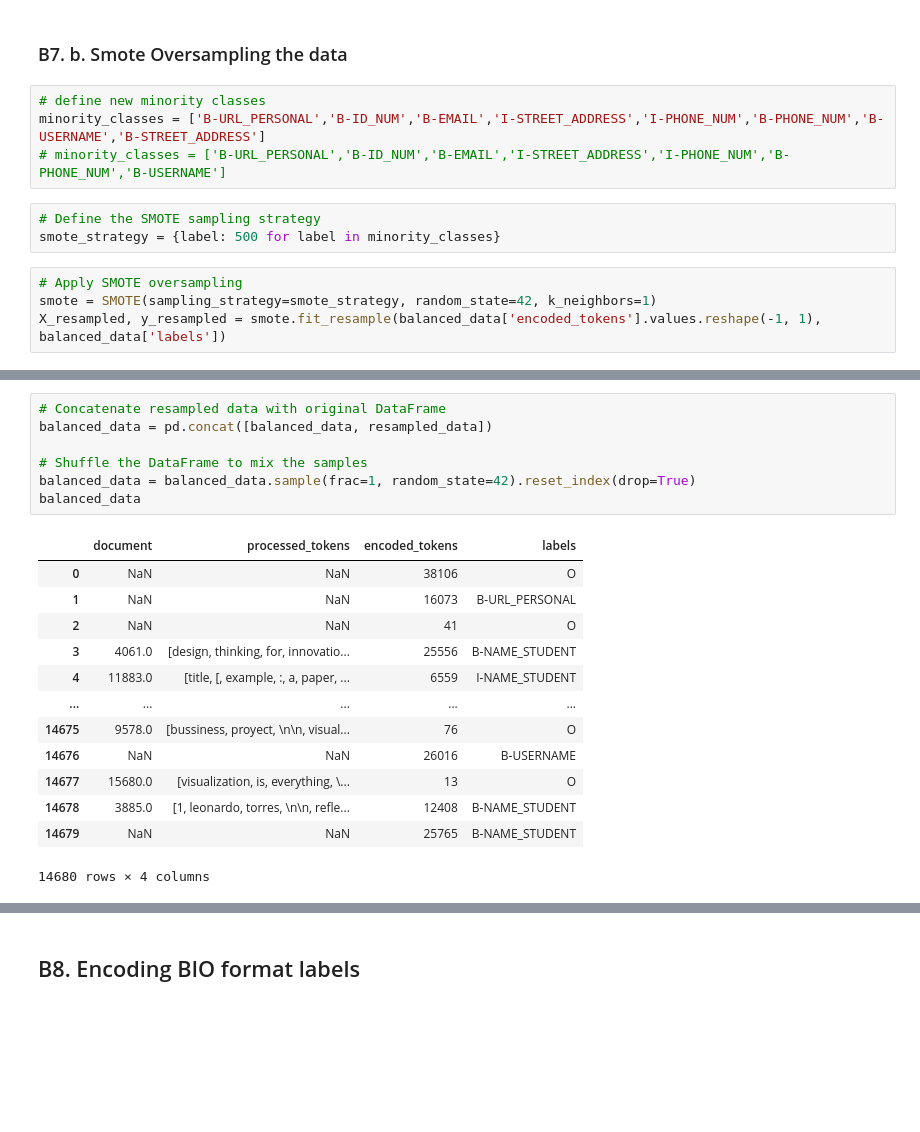
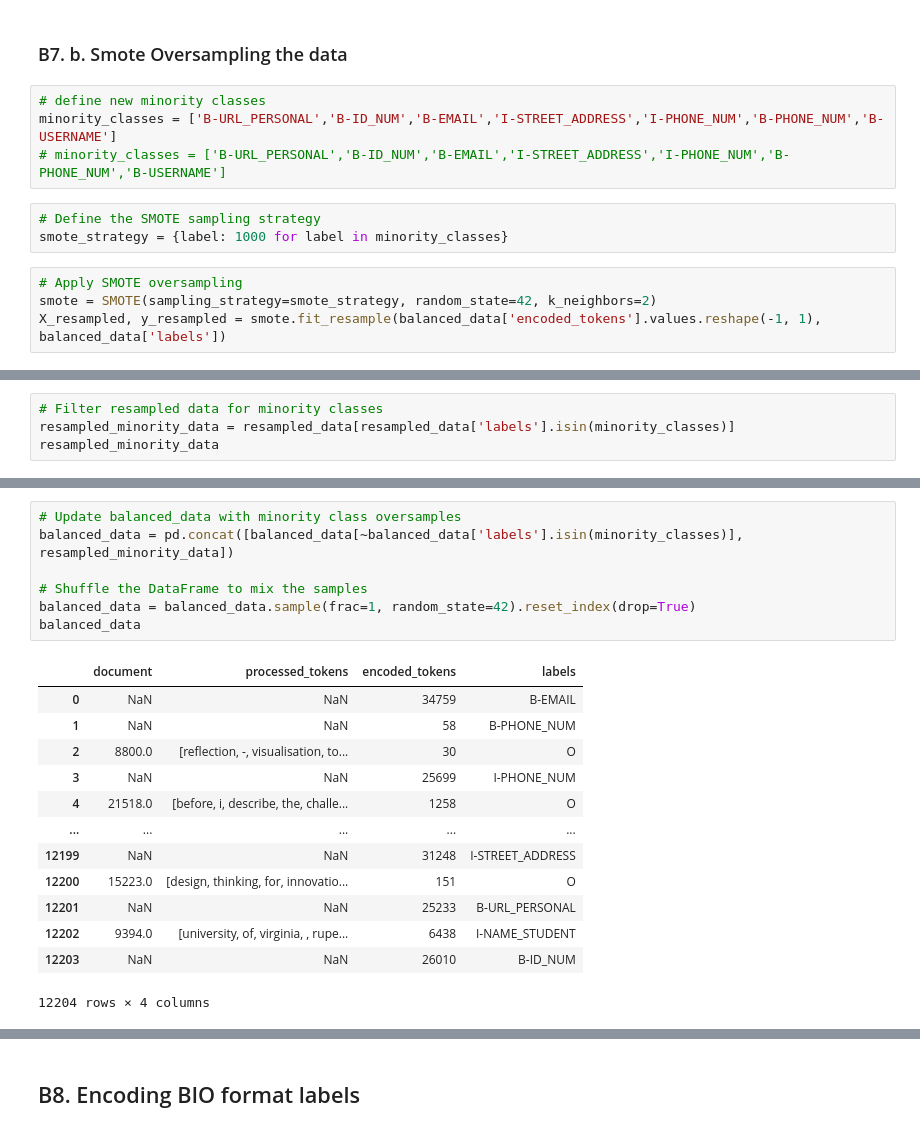
Before and after one commit to omar-basheer/PII-Identification-Model, a Jupyter notebook: PII_Milestone3.ipynb, the cells around one changed output, grey strips where cells are left out. Saved outputs shown, nothing was run; the diff lists cells and outputs as text; blank space fills up the shorter version.

```diff
--- a/PII_Milestone3.ipynb
+++ b/PII_Milestone3.ipynb
@@ -301,14 +305,14 @@ Counter({'O': 2739,
 ### B7. b. Smote Oversampling the data
 # %%
 # define new minority classes
-minority_classes = ['B-URL_PERSONAL','B-ID_NUM','B-EMAIL','I-STREET_ADDRESS','I-PHONE_NUM','B-PHONE_NUM','B-USERNAME','B-STREET_ADDRESS']
+minority_classes = ['B-URL_PERSONAL','B-ID_NUM','B-EMAIL','I-STREET_ADDRESS','I-PHONE_NUM','B-PHONE_NUM','B-USERNAME']
 # minority_classes = ['B-URL_PERSONAL','B-ID_NUM','B-EMAIL','I-STREET_ADDRESS','I-PHONE_NUM','B-PHONE_NUM','B-USERNAME']
 # %%
 # Define the SMOTE sampling strategy
-smote_strategy = {label: 500 for label in minority_classes}
+smote_strategy = {label: 1000 for label in minority_classes}
 # %%
 # Apply SMOTE oversampling
-smote = SMOTE(sampling_strategy=smote_strategy, random_state=42, k_neighbors=1)
+smote = SMOTE(sampling_strategy=smote_strategy, random_state=42, k_neighbors=2)
 X_resampled, y_resampled = smote.fit_resample(balanced_data['encoded_tokens'].values.reshape(-1, 1), balanced_data['labels'])
 # %%
 # Create a new DataFrame with resampled data
@@ -330,0 +335,4 @@ resampled_data
+# %%
+# Filter resampled data for minority classes
+resampled_minority_data = resampled_data[resampled_data['labels'].isin(minority_classes)]
+resampled_minority_data
@@ -331,24 +353,24 @@ resampled_data
 # %%
-# Concatenate resampled data with original DataFrame
-balanced_data = pd.concat([balanced_data, resampled_data])
+# Update balanced_data with minority class oversamples
+balanced_data = pd.concat([balanced_data[~balanced_data['labels'].isin(minority_classes)], resampled_minority_data])
 
 # Shuffle the DataFrame to mix the samples
 balanced_data = balanced_data.sample(frac=1, random_state=42).reset_index(drop=True)
 balanced_data
 # %% [output]
 |  | document | processed_tokens | encoded_tokens | labels |
-| 0 | NaN | NaN | 38106 | O |
-| 1 | NaN | NaN | 16073 | B-URL_PERSONAL |
-| 2 | NaN | NaN | 41 | O |
-| 3 | 4061.0 | [design, thinking, for, innovatio... | 25556 | B-NAME_STUDENT |
-| 4 | 11883.0 | [title, [, example, :, a, paper, ... | 6559 | I-NAME_STUDENT |
+| 0 | NaN | NaN | 34759 | B-EMAIL |
+| 1 | NaN | NaN | 58 | B-PHONE_NUM |
+| 2 | 8800.0 | [reflection, -, visualisation, to... | 30 | O |
+| 3 | NaN | NaN | 25699 | I-PHONE_NUM |
+| 4 | 21518.0 | [before, i, describe, the, challe... | 1258 | O |
 | ... | ... | ... | ... | ... |
-| 14675 | 9578.0 | [bussiness, proyect, \n\n, visual... | 76 | O |
-| 14676 | NaN | NaN | 26016 | B-USERNAME |
-| 14677 | 15680.0 | [visualization, is, everything, \... | 13 | O |
-| 14678 | 3885.0 | [1, leonardo, torres, \n\n, refle... | 12408 | B-NAME_STUDENT |
-| 14679 | NaN | NaN | 25765 | B-NAME_STUDENT |
+| 12199 | NaN | NaN | 31248 | I-STREET_ADDRESS |
+| 12200 | 15223.0 | [design, thinking, for, innovatio... | 151 | O |
+| 12201 | NaN | NaN | 25233 | B-URL_PERSONAL |
+| 12202 | 9394.0 | [university, of, virginia, , rupe... | 6438 | I-NAME_STUDENT |
+| 12203 | NaN | NaN | 26010 | B-ID_NUM |
-14680 rows × 4 columns
+12204 rows × 4 columns
 # %%
 # Calculate the number of samples in each class of the balanced dataset
 class_counts = Counter(balanced_data['labels'])
```
Also changed, not shown: parts of 42 cells of this notebook.
